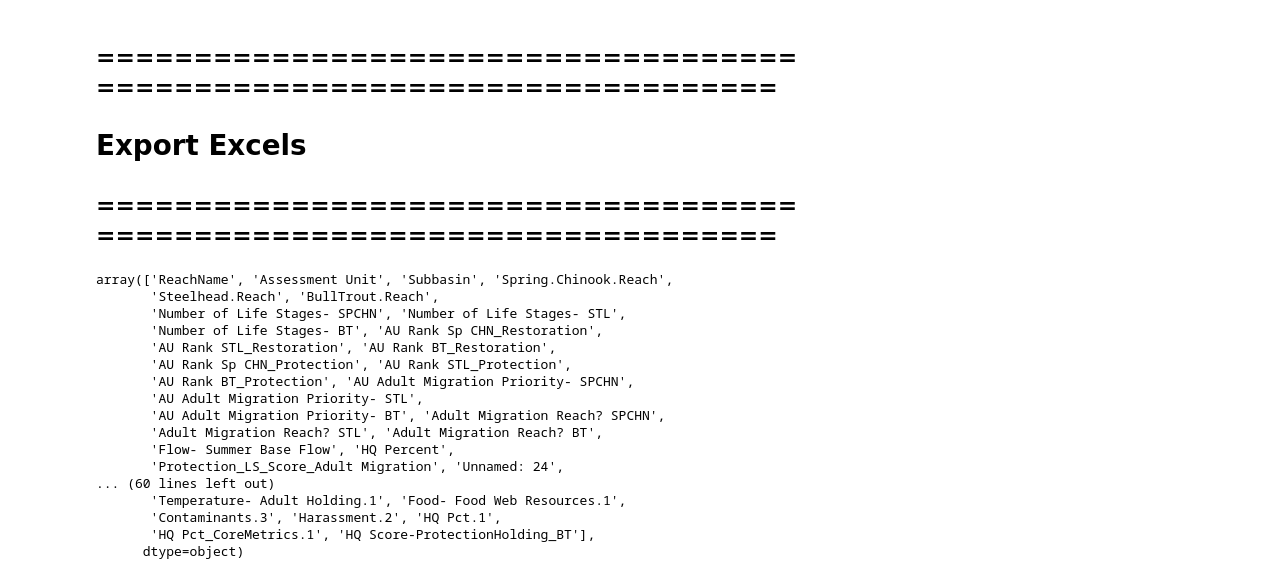
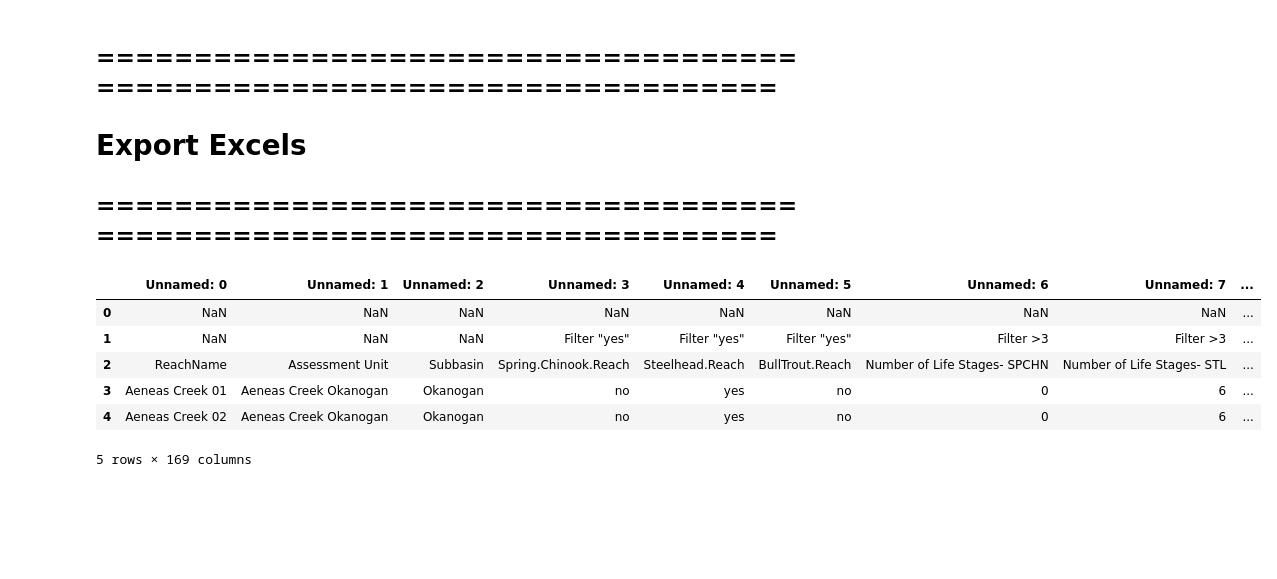
Before and after one commit to Upper-Columbia-Salmon-Recovery-Board/Prioritization_Step2_Data_Tool, a Jupyter notebook: Protection/Export_Step2_MASTER_HabitatAnalysis_PROTECTION_to_invidual_tabs.ipynb, the cells around one changed output. Cells and saved outputs as stored; diff of their text form; code cells hidden in the pictures; blank space fills up the shorter version.

Commit message:
Updates Protection script, generated Restoration Pathway output, etc

```diff
--- a/Protection/Export_Step2_MASTER_HabitatAnalysis_PROTECTION_to_invidual_tabs.ipynb
+++ b/Protection/Export_Step2_MASTER_HabitatAnalysis_PROTECTION_to_invidual_tabs.ipynb
@@ -58,23 +58,13 @@ reach_life_stages_Steelhead.to_excel(output_location_x)
 
 output_location_x = output_location + 'reach_life_stages_Bull_Trout.xlsx'
 reach_life_stages_Bull_Trout.to_excel(output_location_x)
-# %%
-life_stages_protection.columns.values
-# %% [output]
-array(['ReachName', 'Assessment Unit', 'Subbasin', 'Spring.Chinook.Reach',
-       'Steelhead.Reach', 'BullTrout.Reach',
-       'Number of Life Stages- SPCHN', 'Number of Life Stages- STL',
-       'Number of Life Stages- BT', 'AU Rank Sp CHN_Restoration',
-       'AU Rank STL_Restoration', 'AU Rank BT_Restoration',
-       'AU Rank Sp CHN_Protection', 'AU Rank STL_Protection',
-       'AU Rank BT_Protection', 'AU Adult Migration Priority- SPCHN',
-       'AU Adult Migration Priority- STL',
-       'AU Adult Migration Priority- BT', 'Adult Migration Reach? SPCHN',
-       'Adult Migration Reach? STL', 'Adult Migration Reach? BT',
-       'Flow- Summer Base Flow', 'HQ Percent',
-       'Protection_LS_Score_Adult Migration', 'Unnamed: 24',
-... (60 lines left out)
-       'Temperature- Adult Holding.1', 'Food- Food Web Resources.1',
-       'Contaminants.3', 'Harassment.2', 'HQ Pct.1',
-       'HQ Pct_CoreMetrics.1', 'HQ Score-ProtectionHolding_BT'],
-      dtype=object)
+# %%
+life_stages_protection.head()
+# %% [output]
+|  | Unnamed: 0 | Unnamed: 1 | Unnamed: 2 | Unnamed: 3 | Unnamed: 4 | Unnamed: 5 | Unnamed: 6 | Unnamed: 7 | ... |
+| 0 | NaN | NaN | NaN | NaN | NaN | NaN | NaN | NaN | ... |
+| 1 | NaN | NaN | NaN | Filter "yes" | Filter "yes" | Filter "yes" | Filter >3 | Filter >3 | ... |
+| 2 | ReachName | Assessment Unit | Subbasin | Spring.Chinook.Reach | Steelhead.Reach | BullTrout.Reach | Number of Life Stages- SPCHN | Number of Life Stages- STL | ... |
+| 3 | Aeneas Creek 01 | Aeneas Creek Okanogan | Okanogan | no | yes | no | 0 | 6 | ... |
+| 4 | Aeneas Creek 02 | Aeneas Creek Okanogan | Okanogan | no | yes | no | 0 | 6 | ... |
+5 rows × 169 columns
```
Also changed, not shown: 13 other files.
